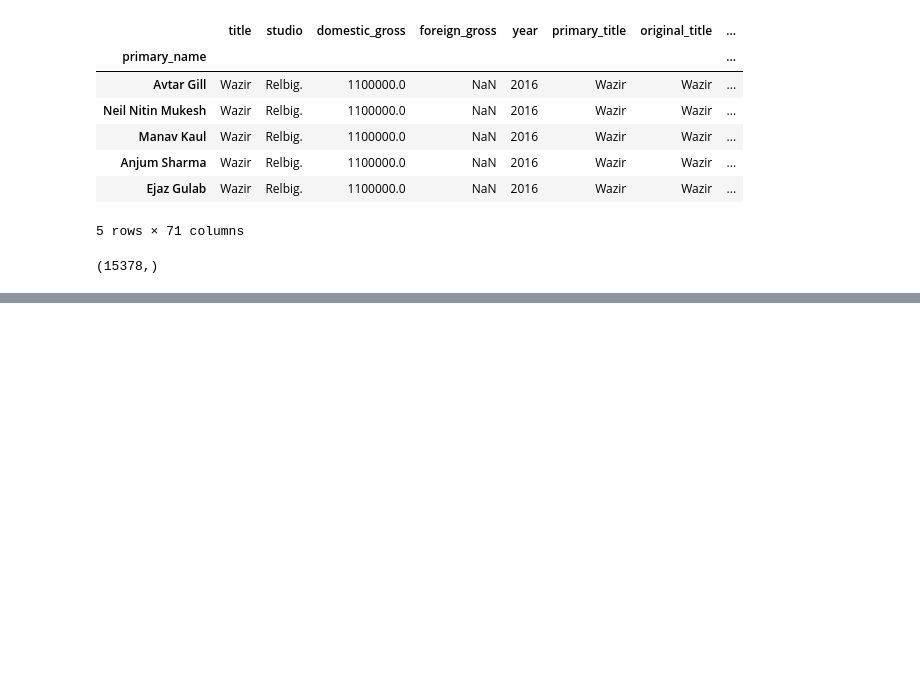
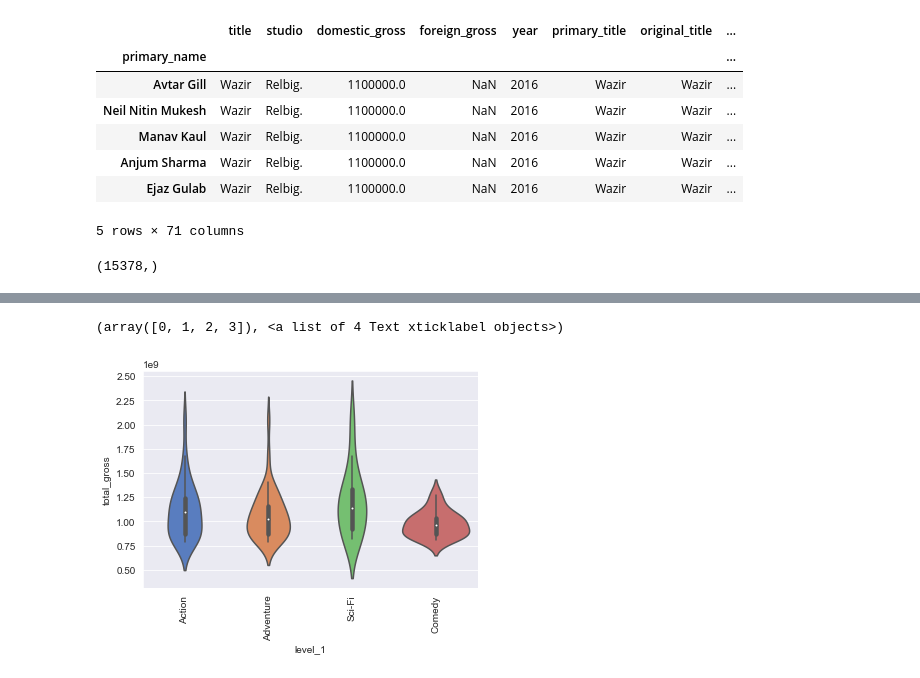
Before and after one commit to aschams/FlatironProject1, a Jupyter notebook: ASchams_notebook.ipynb, the cells around one changed output, grey strips where cells are left out. Cells and saved outputs as stored; diff of their text form; code cells hidden in the pictures; blank space fills up the shorter version.

Commit message:
Initial Plots

```diff
--- a/ASchams_notebook.ipynb
+++ b/ASchams_notebook.ipynb
@@ -449,0 +455,17 @@ Name: averagerating, Length: 473, dtype: float64
+# %%
+movie_genres = movies_sorted.iloc[:,11:33].stack().reset_index(level=1)
+# %%
+movie_genres.name = 'stacked_genres'
+movies_with_genres = movies_sorted.join(movie_genres)
+movies_with_genres = movies_with_genres[movies_with_genres[0] == 1]
+# %%
+movies_with_genres_aasc = movies_with_genres[movies_with_genres['level_1'].isin(['Adventure',
+                                                                                 'Action',
+                                                                                 'Sci-Fi',
+                                                                                 'Comedy'])]
+# %%
+x = sns.violinplot(x='level_1', y='total_gross', data=movies_with_genres_aasc)
+plt.xticks(rotation=90)
+# %% [output]
+(array([0, 1, 2, 3]), <a list of 4 Text xticklabel objects>)
+[figure, added]
```
Also changed, not shown: parts of 3 cells of this notebook.
